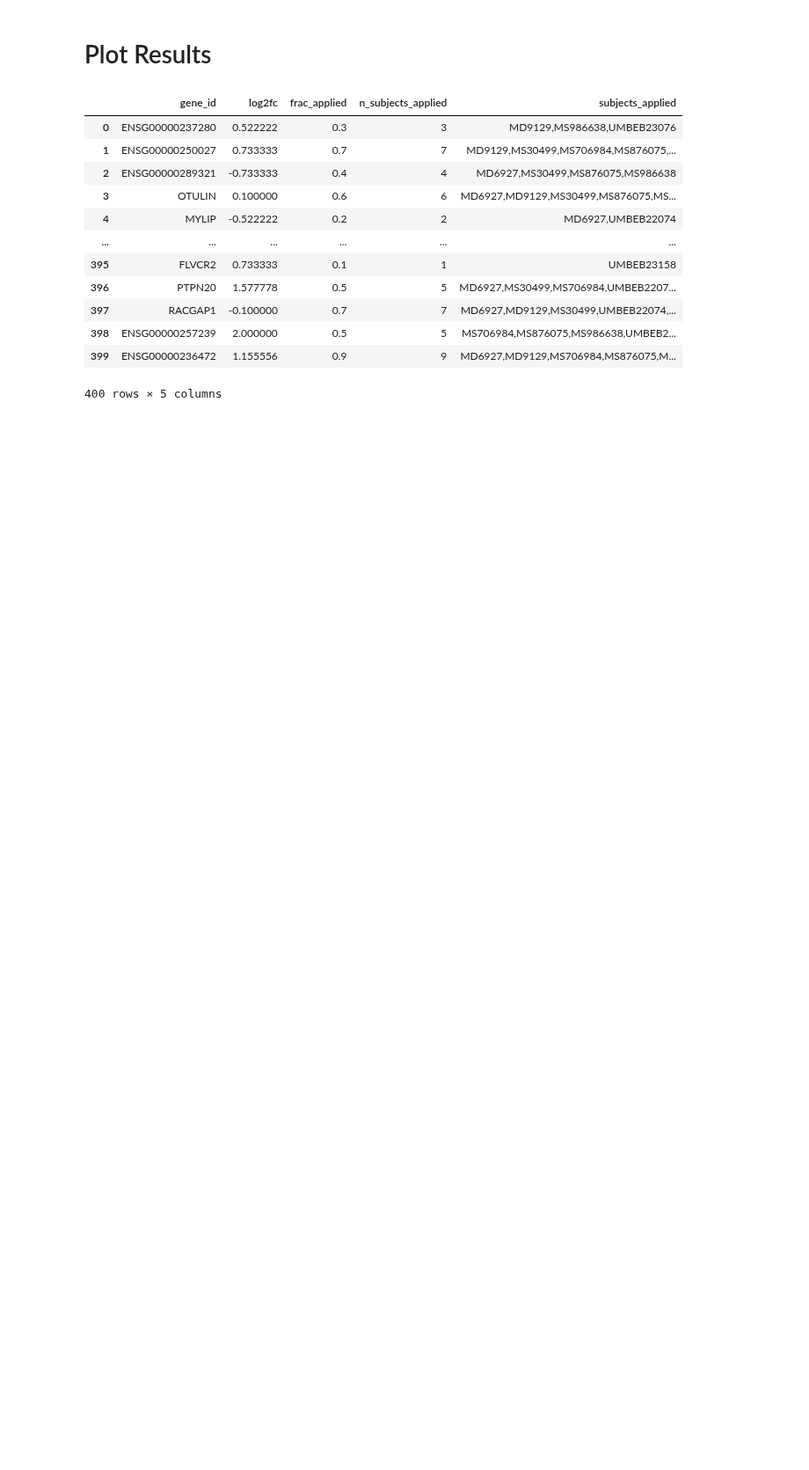
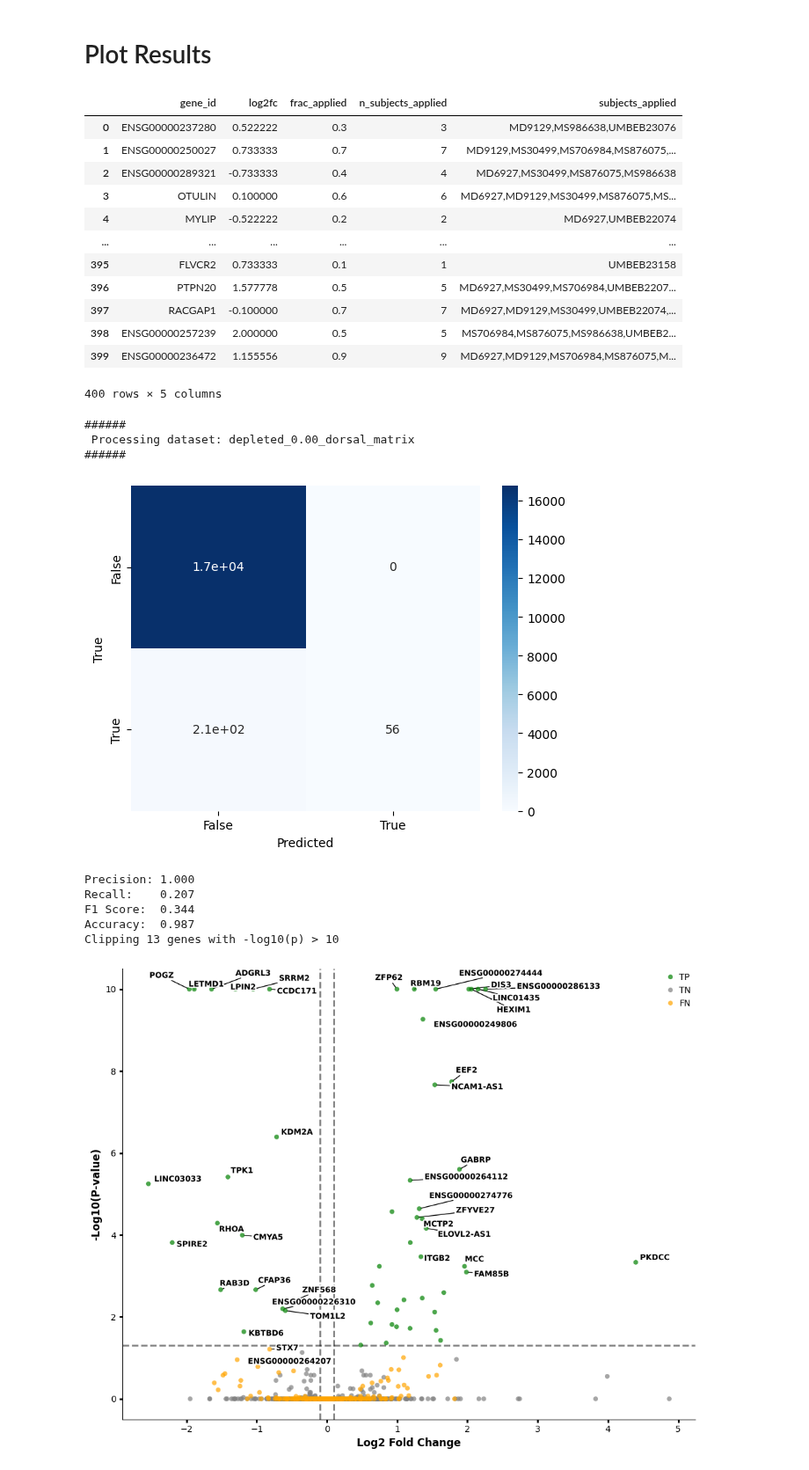
Before and after one commit to 8gabri8/XDP, a Jupyter notebook: script/artificial_DEG_analysis/analysis_baseline_pseudobulk.ipynb, the cells around one changed output. Shown at 88% size. Drawn from its saved outputs; the diff is of its cells as text; code cells hidden in the pictures; blank space fills up the shorter version.

```diff
--- a/script/artificial_DEG_analysis/analysis_baseline_pseudobulk.ipynb
+++ b/script/artificial_DEG_analysis/analysis_baseline_pseudobulk.ipynb
@@ -428,21 +397,32 @@ df_true_degs
 # %%
 for dataset in sorted(os.listdir(DATASET_FOLDER)):
 
     print(f"\n######\n Processing dataset: {dataset} \n######\n")
 
-    results_folder = os.path.join(DATASET_FOLDER, dataset, METHOD_NAME)
-    save_csv_path = os.path.join(results_folder, f"{dataset}-{METHOD_NAME}_results.csv")
+    results_folder = os.path.join(DATASET_FOLDER, dataset, DESEQ2_NAME)
+    save_csv_path = os.path.join(results_folder, f"{dataset}-{DESEQ2_NAME}_results.csv")
 
     df_nebula = pd.read_csv(save_csv_path)
 
     DEG.plot_nebula_results(df_nebula,
                     df_true_degs,
                     col_p=f"p_{CONTRAST_VARIABLE}{CONTRAST_STIM}",
                     col_logFC=f"logFC_{CONTRAST_VARIABLE}{CONTRAST_STIM}",
                     col_gene="gene",
                     PVAL_THR=PVAL_THR,
                     LOGFC_THR=LOGFC_THR,
                     max_FDR=10,
                     add_adj_p_col=True
                     )
-    #break
+    break
+# %% [output]
+######
+ Processing dataset: depleted_0.00_dorsal_matrix
+######
+[figure, added]
+Precision: 1.000
+Recall:    0.207
+F1 Score:  0.344
+Accuracy:  0.987
+Clipping 13 genes with -log10(p) > 10
+[figure, added]
```
Also changed, not shown: parts of 7 cells of this notebook, 24 other files.
